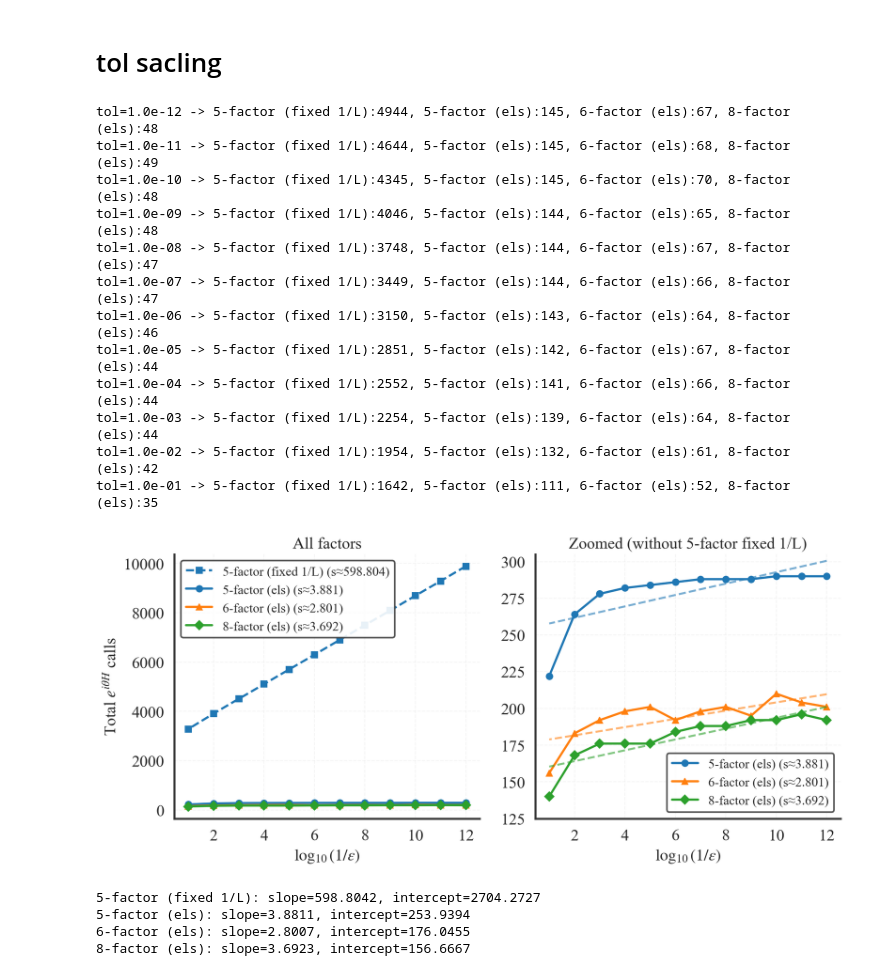
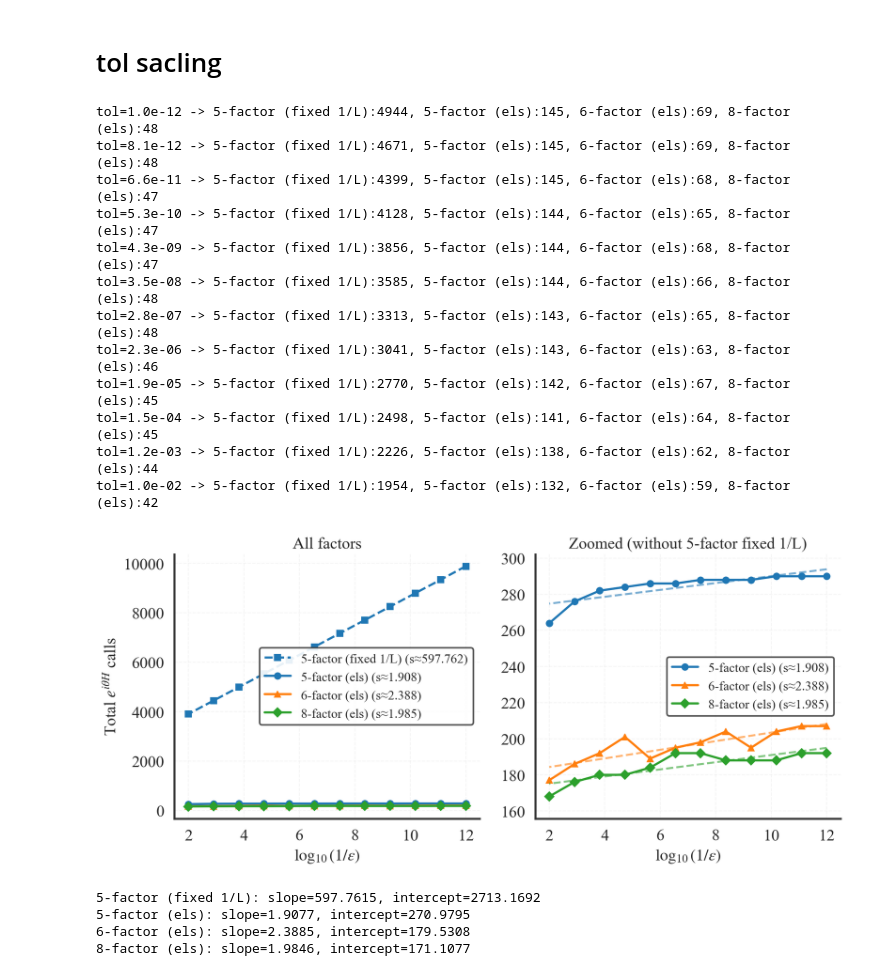
Before and after one commit to GALVINLAI/RGA_Grover, a Jupyter notebook: large_test.ipynb, the cells around one changed output. Cells and saved outputs as stored; diff of their text form; code cells hidden in the pictures.

```diff
--- a/large_test.ipynb
+++ b/large_test.ipynb
@@ -511,7 +511,7 @@ n_fixed = 15      # adjust smaller/larger for speed/accuracy
 M = 1
 N = 2**n_fixed
 
-tol_values = np.logspace(-12, -1, 12)   # scan tolerances
+tol_values = np.logspace(-12, -2, 12)   # scan tolerances
 T_cap = 5000                            # maximum iterations per run
 
 # --- 4 methods, with K_num_H = number of H-calls per iteration ---
@@ -522,7 +522,7 @@ methods = [
     ("8-factor (els)",       M_mat_8_factor, "els",   4),
 ]
 
-# 存储“迭代次数”：每种方法对应 tol_values 的迭代次数
+# Store iteration counts: each method's iteration counts over tol_values
 iters_by_method = {name: [] for name, *_ in methods}
 
 for tol in tol_values:
@@ -535,10 +535,10 @@ for tol in tol_values:
         + ", ".join([f"{name}:{iters_by_method[name][-1]}" for name, *_ in methods])
     )
 
-# --- x 轴：log10(1/tol) ---
+# --- x-axis: log10(1/tol) ---
 x = np.log10(1.0 / tol_values)
 
-# --- 把结果整理成和 size-scaling 版本类似的结构，并基于 total H calls 做线性拟合 ---
+# --- Reformat results like the size-scaling version and linearly fit total H calls ---
 results = {}
 for name, _, _, K_num_H in methods:
     iters = np.array(iters_by_method[name], dtype=float)
@@ -548,16 +548,16 @@ for name, _, _, K_num_H in methods:
     }
 
 slopes = {}
-intercepts = {}   # 新增：保存截距
+intercepts = {}   # added: save intercepts
 for name, _, _, _ in methods:
     iters = results[name]["iters"]
     K_num_H = results[name]["K_num_H"]
     total_H_calls = K_num_H * iters
     slope, intercept = np.polyfit(x, total_H_calls, 1)
     slopes[name] = slope
-    intercepts[name] = intercept   # 新增
+    intercepts[name] = intercept   # added
 
-# --- 绘图：左边 4 条曲线，右边 zoom（仅 3 条 els） ---
+# --- Plotting: 4 curves on the left, zoom on the right (3 els only) ---
 from matplotlib.ticker import MaxNLocator
 
 fig, (ax_all, ax_zoom) = plt.subplots(1, 2, figsize=(10, 5), sharex=True)
@@ -566,7 +566,7 @@ colors     = ['#1f77b4', '#1f77b4', '#ff7f0e', '#2ca02c']
 markers    = ['s',        'o',        '^',        'D']
 linestyles = ['--',       '-',       '-',        '-']
 
-# ---------------- 左图：4 条曲线全部画在一起，并在 legend 中标出斜率 ----------------
+# ---------------- Left plot: draw all 4 curves together and show slopes in the legend ----------------
 for (name, _, _, _), color, marker, linestyle in zip(methods, colors, markers, linestyles):
     iters = results[name]["iters"]
     K_num_H = results[name]["K_num_H"]
@@ -586,16 +586,16 @@ ax_all.set_xlabel(r'$\log_{10}(1/\varepsilon)$')
 ax_all.set_ylabel(r"Total $e^{i\theta H}$ calls")
 ax_all.set_title(r"All factors")
 ax_all.grid(True, linestyle='--', alpha=0.4)
-ax_all.legend(loc='best')   # 调整图例位置
+ax_all.legend(loc='best')   # adjust legend position
 ax_all.xaxis.set_major_locator(MaxNLocator(integer=True))
 
-# ---------------- 右图：只画 3 条（去掉 5-factor fixed），并放大 y 轴 ----------------
+# ---------------- Right plot: draw only 3 curves (remove 5-factor fixed) and zoom y-axis ----------------
 zoom_y_min = float('inf')
 zoom_y_max = float('-inf')
 
 for (name, _, _, _), color, marker, linestyle in zip(methods, colors, markers, linestyles):
     if name == "5-factor (fixed 1/L)":
-        continue  # 右图不画 fixed 版本
+        continue  # skip the fixed version in the right plot
 
     iters = results[name]["iters"]
     K_num_H = results[name]["K_num_H"]
@@ -605,7 +605,7 @@ for (name, _, _, _), color, marker, linestyle in zip(methods, colors, markers, l
     intercept = intercepts[name]
     label = f"{name} (s≈{slope:.3f})"
 
-    # 实际数据
+    # actual data
     ax_zoom.plot(
         x, total_H_calls,
         marker=marker, linewidth=2,
@@ -613,57 +613,57 @@ for (name, _, _, _), color, marker, linestyle in zip(methods, colors, markers, l
         markersize=6, linestyle=linestyle,
     )
 
-    # 拟合直线（虚线）
+    # fitted line (dashed)
     y_fit = slope * x + intercept
     ax_zoom.plot(
         x, y_fit,
         linestyle='--',
         color=color,
         alpha=0.6,
     )
 
     zoom_y_min = min(zoom_y_min, total_H_calls.min())
     zoom_y_max = max(zoom_y_max, total_H_calls.max())
 
 ax_zoom.set_xlabel(r'$\log_{10}(1/\varepsilon)$')
 ax_zoom.set_title(r"Zoomed (without 5-factor fixed 1/L)")
 ax_zoom.grid(True, linestyle='--', alpha=0.4)
-ax_zoom.legend(loc='best')   # 调整图例位置
+ax_zoom.legend(loc='best')   # adjust legend position
 ax_zoom.xaxis.set_major_locator(MaxNLocator(integer=True))
 
-# 给右图一点上下 margin
+# add some vertical margin to the right plot
 if zoom_y_max > zoom_y_min:
     margin = 0.1 * (zoom_y_max - zoom_y_min)
 else:
     margin = 1.0
 ax_zoom.set_ylim(zoom_y_min - margin, zoom_y_max + margin)
 
 fig.tight_layout(rect=[0, 0, 1, 0.95]) # type: ignore
 fig.savefig("H_calls_vs_tol_4methods.png")
 plt.show()
 
-# 简要打印各条“总 H 调用数 vs log10(1/tol)”的拟合斜率
+# Briefly print fitted slopes for total H calls vs log10(1/tol)
 for name, _, _, _ in methods:
     iters = results[name]["iters"]
     K_num_H = results[name]["K_num_H"]
     total_H_calls = K_num_H * iters
     co = np.polyfit(x, total_H_calls, 1)
     print(f"{name}: slope={co[0]:.4f}, intercept={co[1]:.4f}")
 # %% [output]
-tol=1.0e-12 -> 5-factor (fixed 1/L):4944, 5-factor (els):145, 6-factor (els):67, 8-factor (els):48
-tol=1.0e-11 -> 5-factor (fixed 1/L):4644, 5-factor (els):145, 6-factor (els):68, 8-factor (els):49
-tol=1.0e-10 -> 5-factor (fixed 1/L):4345, 5-factor (els):145, 6-factor (els):70, 8-factor (els):48
-tol=1.0e-09 -> 5-factor (fixed 1/L):4046, 5-factor (els):144, 6-factor (els):65, 8-factor (els):48
-tol=1.0e-08 -> 5-factor (fixed 1/L):3748, 5-factor (els):144, 6-factor (els):67, 8-factor (els):47
-tol=1.0e-07 -> 5-factor (fixed 1/L):3449, 5-factor (els):144, 6-factor (els):66, 8-factor (els):47
-tol=1.0e-06 -> 5-factor (fixed 1/L):3150, 5-factor (els):143, 6-factor (els):64, 8-factor (els):46
-tol=1.0e-05 -> 5-factor (fixed 1/L):2851, 5-factor (els):142, 6-factor (els):67, 8-factor (els):44
-tol=1.0e-04 -> 5-factor (fixed 1/L):2552, 5-factor (els):141, 6-factor (els):66, 8-factor (els):44
-tol=1.0e-03 -> 5-factor (fixed 1/L):2254, 5-factor (els):139, 6-factor (els):64, 8-factor (els):44
-tol=1.0e-02 -> 5-factor (fixed 1/L):1954, 5-factor (els):132, 6-factor (els):61, 8-factor (els):42
-tol=1.0e-01 -> 5-factor (fixed 1/L):1642, 5-factor (els):111, 6-factor (els):52, 8-factor (els):35
+tol=1.0e-12 -> 5-factor (fixed 1/L):4944, 5-factor (els):145, 6-factor (els):69, 8-factor (els):48
+tol=8.1e-12 -> 5-factor (fixed 1/L):4671, 5-factor (els):145, 6-factor (els):69, 8-factor (els):48
+tol=6.6e-11 -> 5-factor (fixed 1/L):4399, 5-factor (els):145, 6-factor (els):68, 8-factor (els):47
+tol=5.3e-10 -> 5-factor (fixed 1/L):4128, 5-factor (els):144, 6-factor (els):65, 8-factor (els):47
+tol=4.3e-09 -> 5-factor (fixed 1/L):3856, 5-factor (els):144, 6-factor (els):68, 8-factor (els):47
+tol=3.5e-08 -> 5-factor (fixed 1/L):3585, 5-factor (els):144, 6-factor (els):66, 8-factor (els):48
+tol=2.8e-07 -> 5-factor (fixed 1/L):3313, 5-factor (els):143, 6-factor (els):65, 8-factor (els):48
+tol=2.3e-06 -> 5-factor (fixed 1/L):3041, 5-factor (els):143, 6-factor (els):63, 8-factor (els):46
+tol=1.9e-05 -> 5-factor (fixed 1/L):2770, 5-factor (els):142, 6-factor (els):67, 8-factor (els):45
+tol=1.5e-04 -> 5-factor (fixed 1/L):2498, 5-factor (els):141, 6-factor (els):64, 8-factor (els):45
+tol=1.2e-03 -> 5-factor (fixed 1/L):2226, 5-factor (els):138, 6-factor (els):62, 8-factor (els):44
+tol=1.0e-02 -> 5-factor (fixed 1/L):1954, 5-factor (els):132, 6-factor (els):59, 8-factor (els):42
-[figure, old version]
+[figure, new version]
-5-factor (fixed 1/L): slope=598.8042, intercept=2704.2727
-5-factor (els): slope=3.8811, intercept=253.9394
-6-factor (els): slope=2.8007, intercept=176.0455
-8-factor (els): slope=3.6923, intercept=156.6667
+5-factor (fixed 1/L): slope=597.7615, intercept=2713.1692
+5-factor (els): slope=1.9077, intercept=270.9795
+6-factor (els): slope=2.3885, intercept=179.5308
+8-factor (els): slope=1.9846, intercept=171.1077
```
Also changed, not shown: parts of 2 cells of this notebook, 7 other files.
